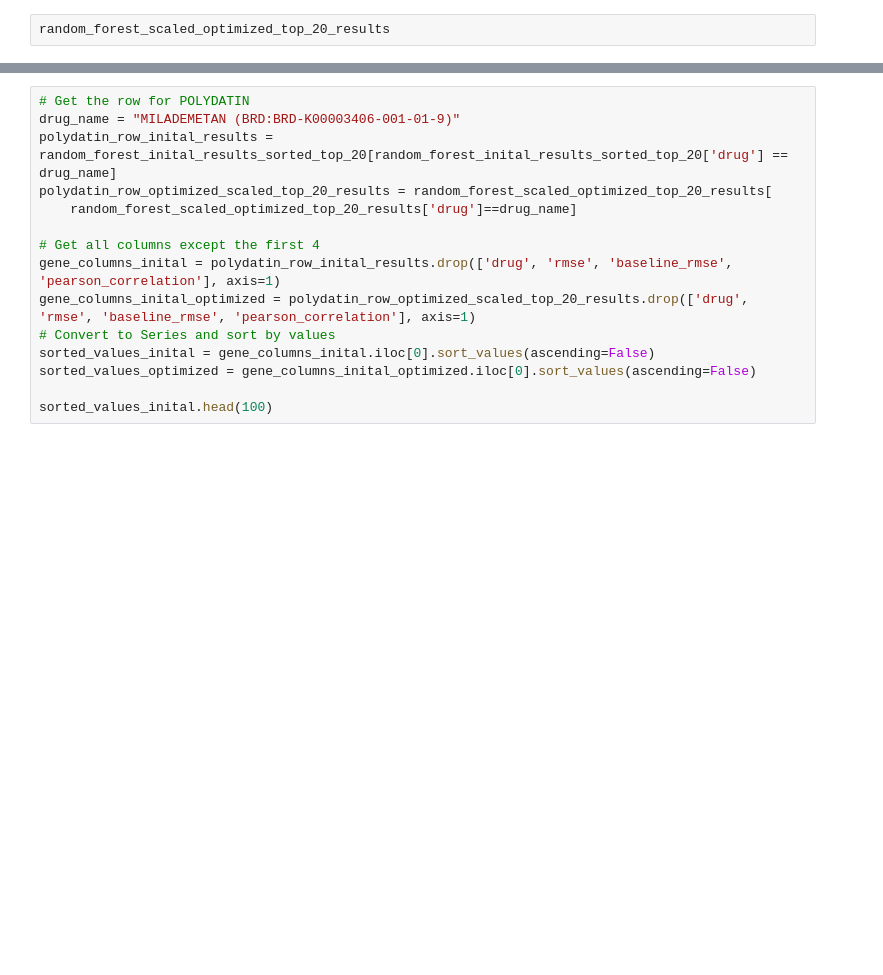
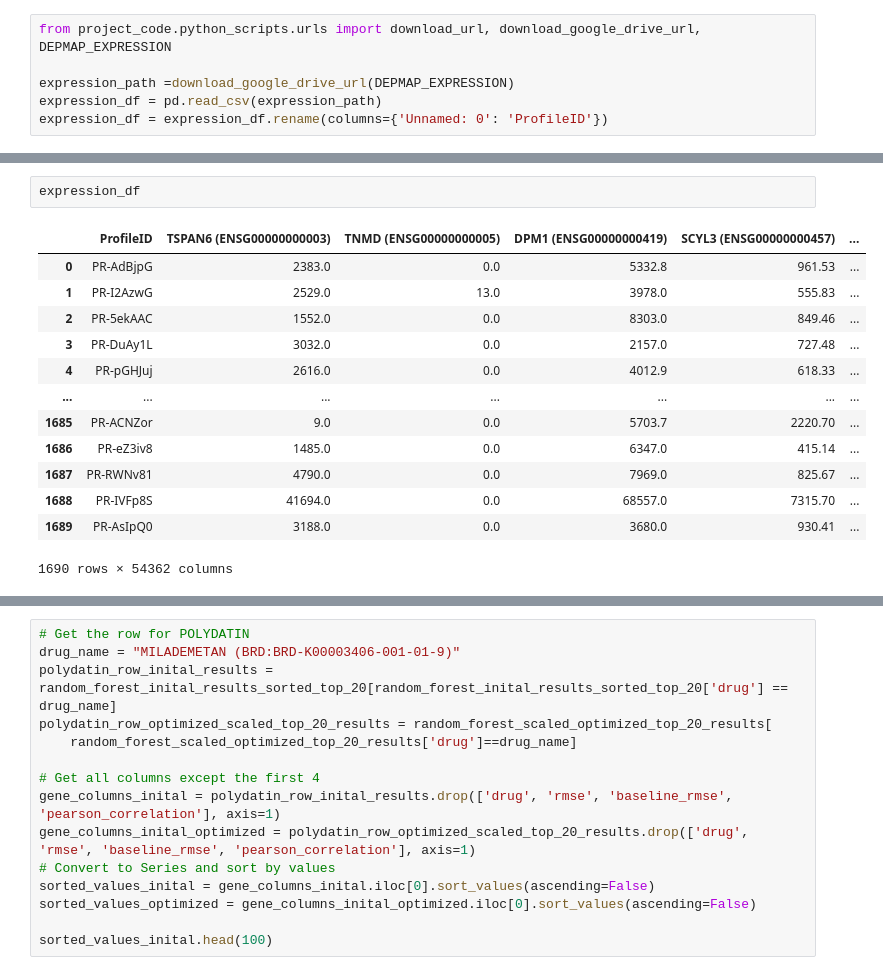
Before and after one commit to sarameirab/bioinformatics_analysis, a Jupyter notebook: project_code/python_scripts/random_forest_results_exploration.ipynb, the cells around one changed output, grey strips where cells are left out. Drawn from its saved outputs; the diff is of its cells as text; blank space fills up the shorter version.

```diff
--- a/project_code/python_scripts/random_forest_results_exploration.ipynb
+++ b/project_code/python_scripts/random_forest_results_exploration.ipynb
@@ -18,3 +40,7 @@ random_forest_with_more_data_results
 # %%
-random_forest_scaled_optimized_top_20_results
+from project_code.python_scripts.urls import download_url, download_google_drive_url, DEPMAP_EXPRESSION
+
+expression_path =download_google_drive_url(DEPMAP_EXPRESSION)
+expression_df = pd.read_csv(expression_path)
+expression_df = expression_df.rename(columns={'Unnamed: 0': 'ProfileID'})
 # %% [output]
@@ -38,0 +48,16 @@ random_forest_scaled_optimized_top_20_results
+# %%
+expression_df
+# %% [output]
+|  | ProfileID | TSPAN6 (ENSG00000000003) | TNMD (ENSG00000000005) | DPM1 (ENSG00000000419) | SCYL3 (ENSG00000000457) | ... |
+| 0 | PR-AdBjpG | 2383.0 | 0.0 | 5332.8 | 961.53 | ... |
+| 1 | PR-I2AzwG | 2529.0 | 13.0 | 3978.0 | 555.83 | ... |
+| 2 | PR-5ekAAC | 1552.0 | 0.0 | 8303.0 | 849.46 | ... |
+| 3 | PR-DuAy1L | 3032.0 | 0.0 | 2157.0 | 727.48 | ... |
+| 4 | PR-pGHJuj | 2616.0 | 0.0 | 4012.9 | 618.33 | ... |
+| ... | ... | ... | ... | ... | ... | ... |
+| 1685 | PR-ACNZor | 9.0 | 0.0 | 5703.7 | 2220.70 | ... |
+| 1686 | PR-eZ3iv8 | 1485.0 | 0.0 | 6347.0 | 415.14 | ... |
+| 1687 | PR-RWNv81 | 4790.0 | 0.0 | 7969.0 | 825.67 | ... |
+| 1688 | PR-IVFp8S | 41694.0 | 0.0 | 68557.0 | 7315.70 | ... |
+| 1689 | PR-AsIpQ0 | 3188.0 | 0.0 | 3680.0 | 930.41 | ... |
+1690 rows × 54362 columns
```
Also changed, not shown: parts of 7 cells of this notebook, 10 other files.
